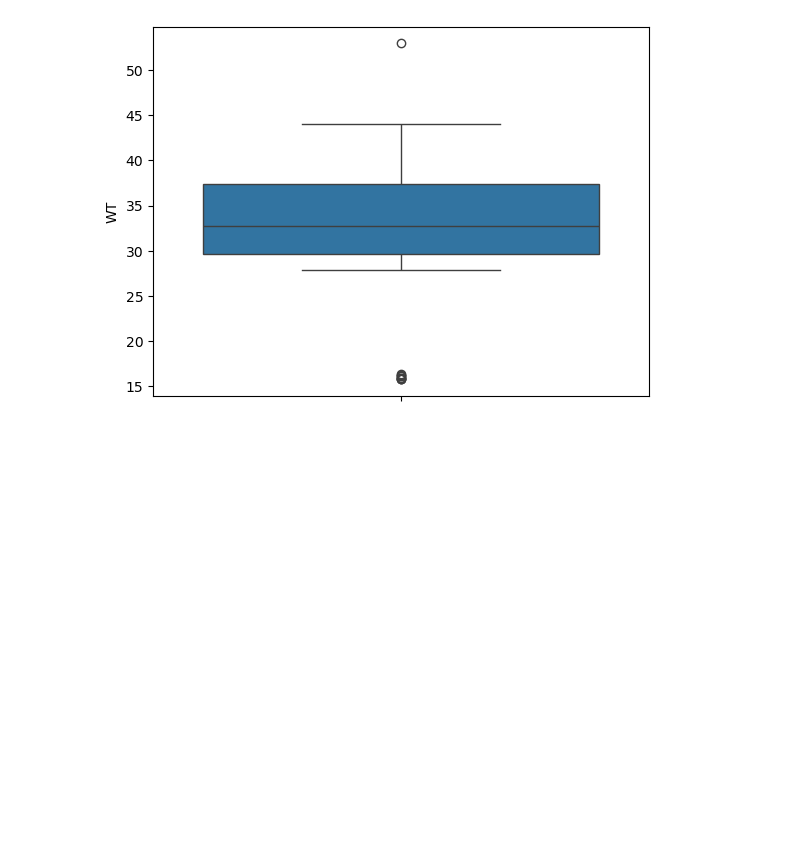
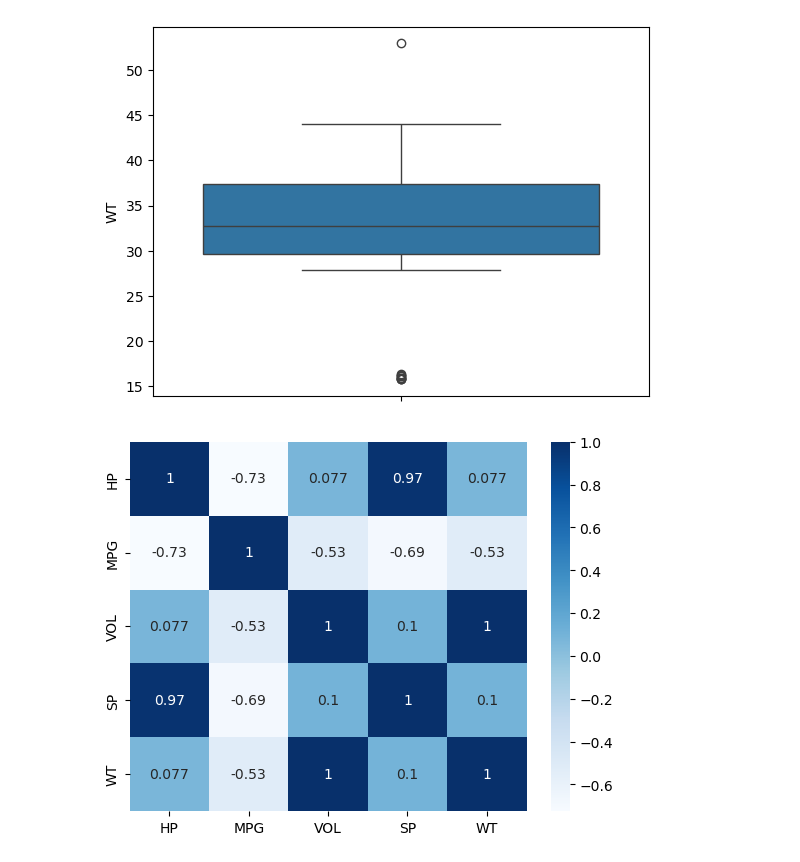
Before and after one commit to M-Prasanna-kumar385200518/python-fundamentals, a Jupyter notebook: AD-05-02-2025.ipynb, the cells around one changed output. Cells and saved outputs as stored; diff of their text form; code cells hidden in the pictures; blank space fills up the shorter version.

```diff
--- a/AD-05-02-2025.ipynb
+++ b/AD-05-02-2025.ipynb
@@ -114,3 +114,8 @@ sns.boxplot(y=cars["WT"])
 # %% [output]
 <Axes: ylabel='WT'>
 [figure]
+# %%
+sns.heatmap(cars.corr(),cmap='Blues',annot=True)
+plt.show()
+# %% [output]
+[figure, added]
```
Also changed, not shown: parts of 8 cells of this notebook.
